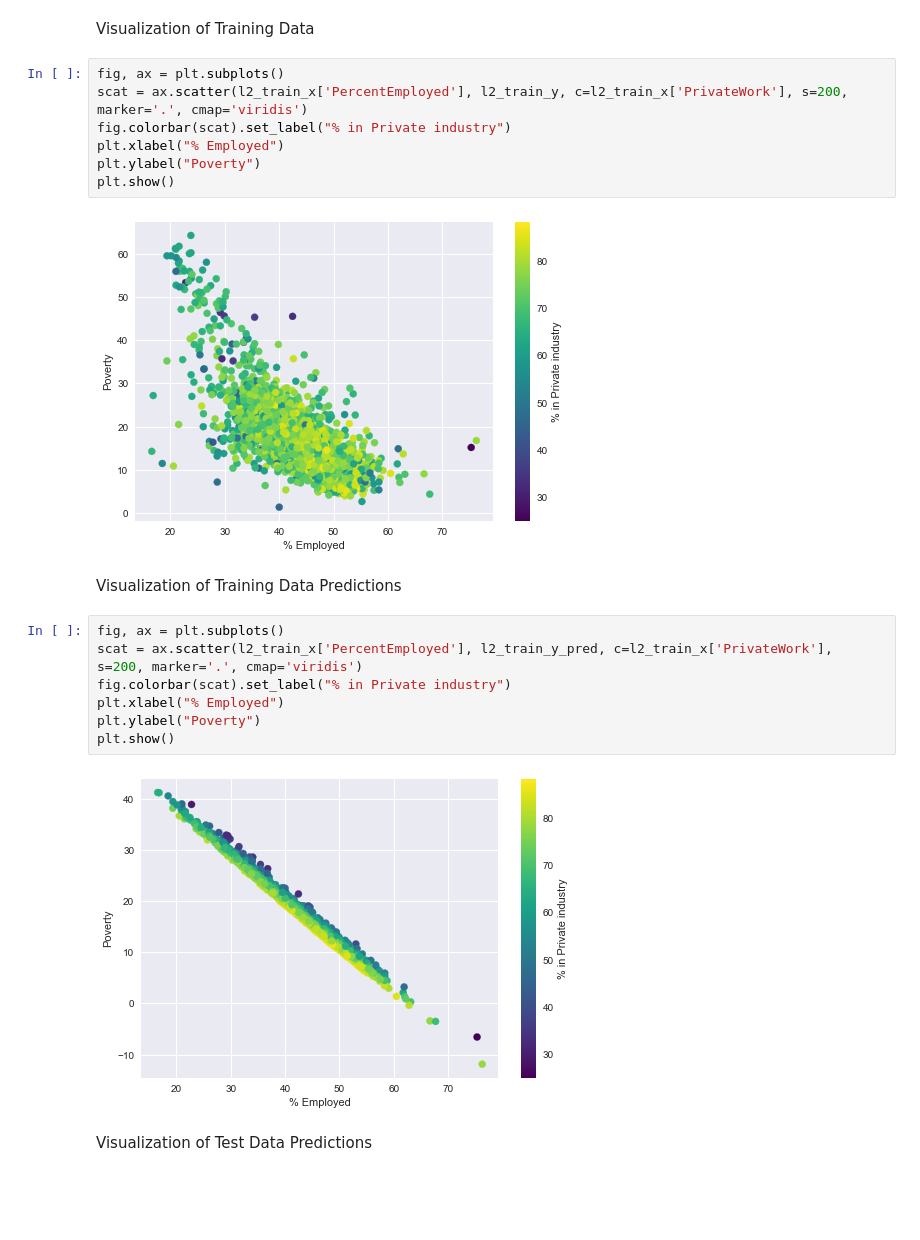
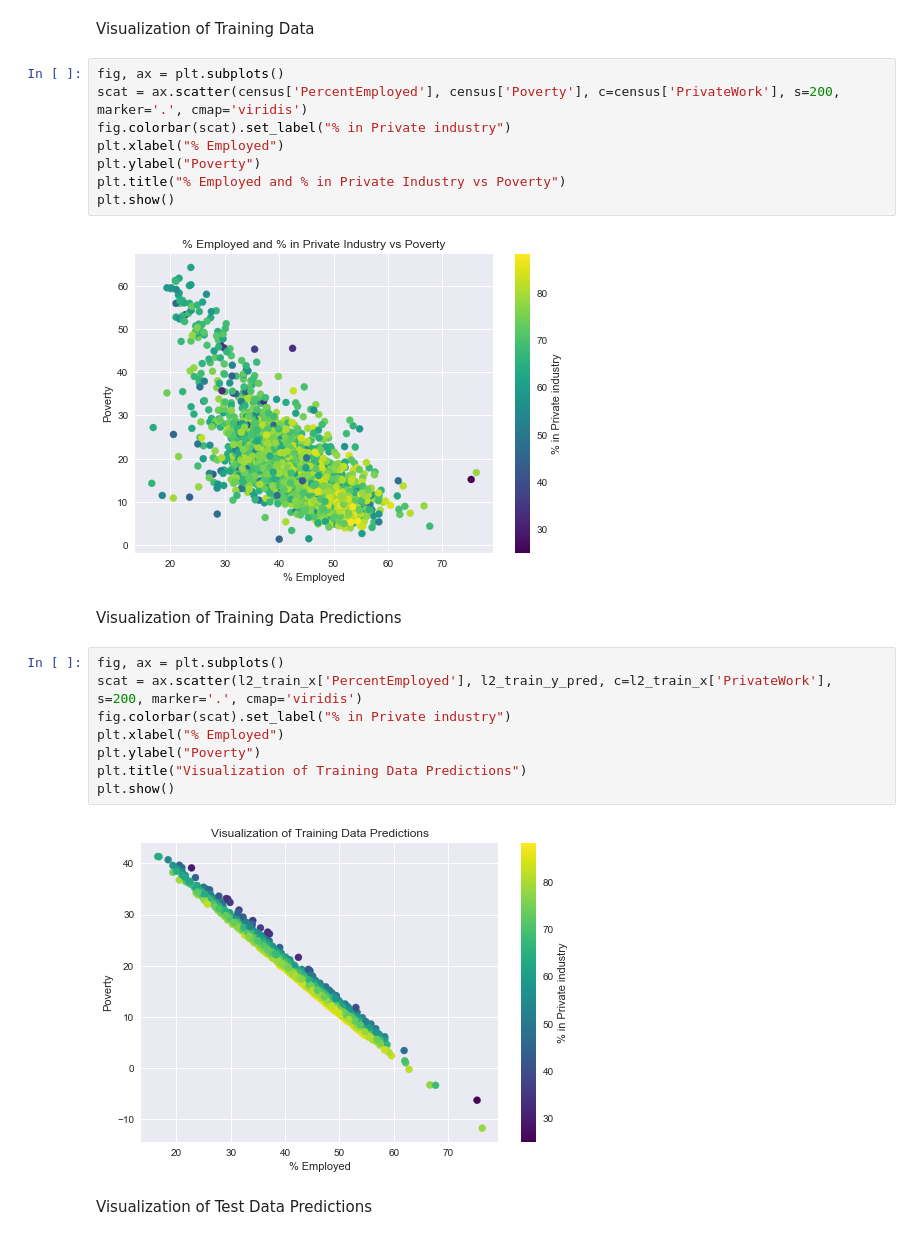
Before and after one commit to zacharyjgs/mlproj1, a Jupyter notebook: Census Data Analysis.ipynb, the cells around one changed output. Drawn from its saved outputs; the diff is of its cells as text; blank space fills up the shorter version.

Commit message:
added titles to regression plots

```diff
--- a/Census Data Analysis.ipynb
+++ b/Census Data Analysis.ipynb
@@ -347,13 +347,14 @@ test R^2:  0.493903247303
 Visualization of Training Data
 # %%
 fig, ax = plt.subplots()
-scat = ax.scatter(l2_train_x['PercentEmployed'], l2_train_y, c=l2_train_x['PrivateWork'], s=200, marker='.', cmap='viridis')
+scat = ax.scatter(census['PercentEmployed'], census['Poverty'], c=census['PrivateWork'], s=200, marker='.', cmap='viridis')
 fig.colorbar(scat).set_label("% in Private industry")
 plt.xlabel("% Employed")
 plt.ylabel("Poverty")
+plt.title("% Employed and % in Private Industry vs Poverty")
 plt.show()
 # %% [output]
-[figure, old version]
+[figure, new version]
 # %% [markdown]
 Visualization of Training Data Predictions
 # %%
@@ -362,9 +363,10 @@ scat = ax.scatter(l2_train_x['PercentEmployed'], l2_train_y_pred, c=l2_train_x['
 fig.colorbar(scat).set_label("% in Private industry")
 plt.xlabel("% Employed")
 plt.ylabel("Poverty")
+plt.title("Visualization of Training Data Predictions")
 plt.show()
 # %% [output]
-[figure, old version]
+[figure, new version]
 # %% [markdown]
 Visualization of Test Data Predictions
 # %%
```
Also changed, not shown: parts of 9 cells of this notebook.
